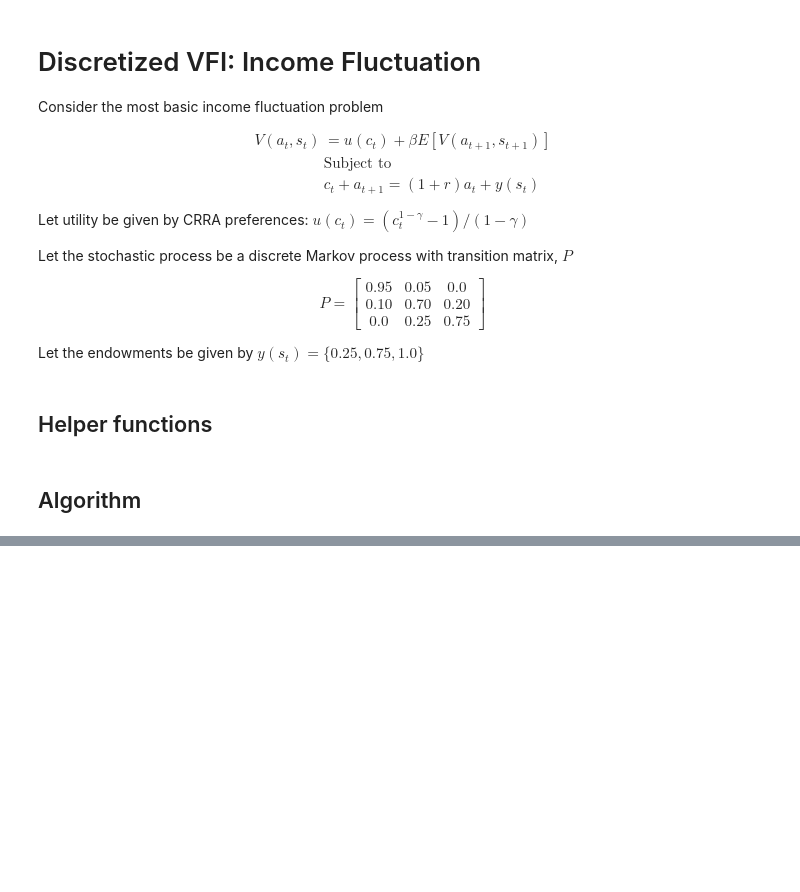
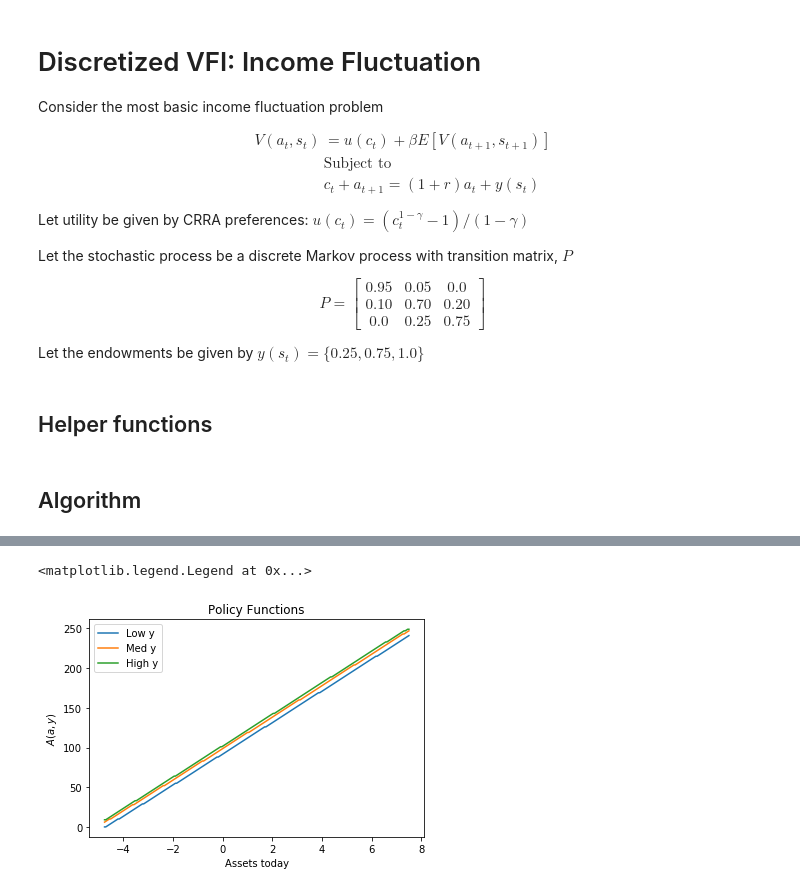
Before and after one commit to NYUEcon/CompEconWorkshop_2017, a Jupyter notebook: Lecture4/Discretized_IFP.ipynb, the cells around one changed output, grey strips where cells are left out. Saved outputs shown, nothing was run; the diff lists cells and outputs as text; code cells hidden in the pictures; blank space fills up the shorter version.

```diff
--- a/Lecture4/Discretized_IFP.ipynb
+++ b/Lecture4/Discretized_IFP.ipynb
@@ -178,0 +212,12 @@ print(np.max(np.abs(V_loop - V_vec)))
+# %%
+fig, ax = plt.subplots()
+
+ax.plot(ifp.agrid, A)
+
+ax.set_title("Policy Functions")
+ax.set_xlabel("Assets today")
+ax.set_ylabel(r"$A(a, y)$")
+ax.legend(labels=["Low y", "Med y", "High y"])
+# %% [output]
+<matplotlib.legend.Legend at 0x...>
+[figure, added]
```
Also changed, not shown: parts of 8 cells of this notebook.
